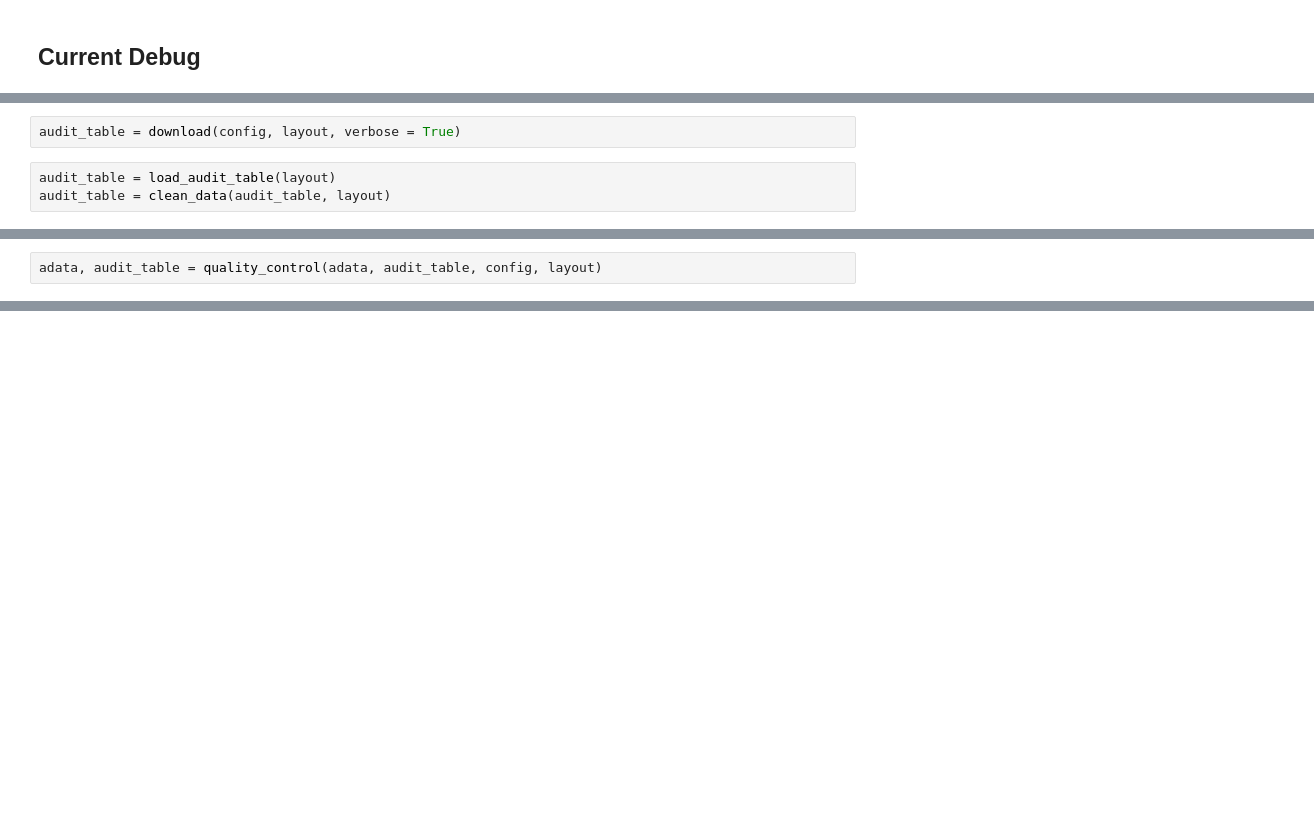
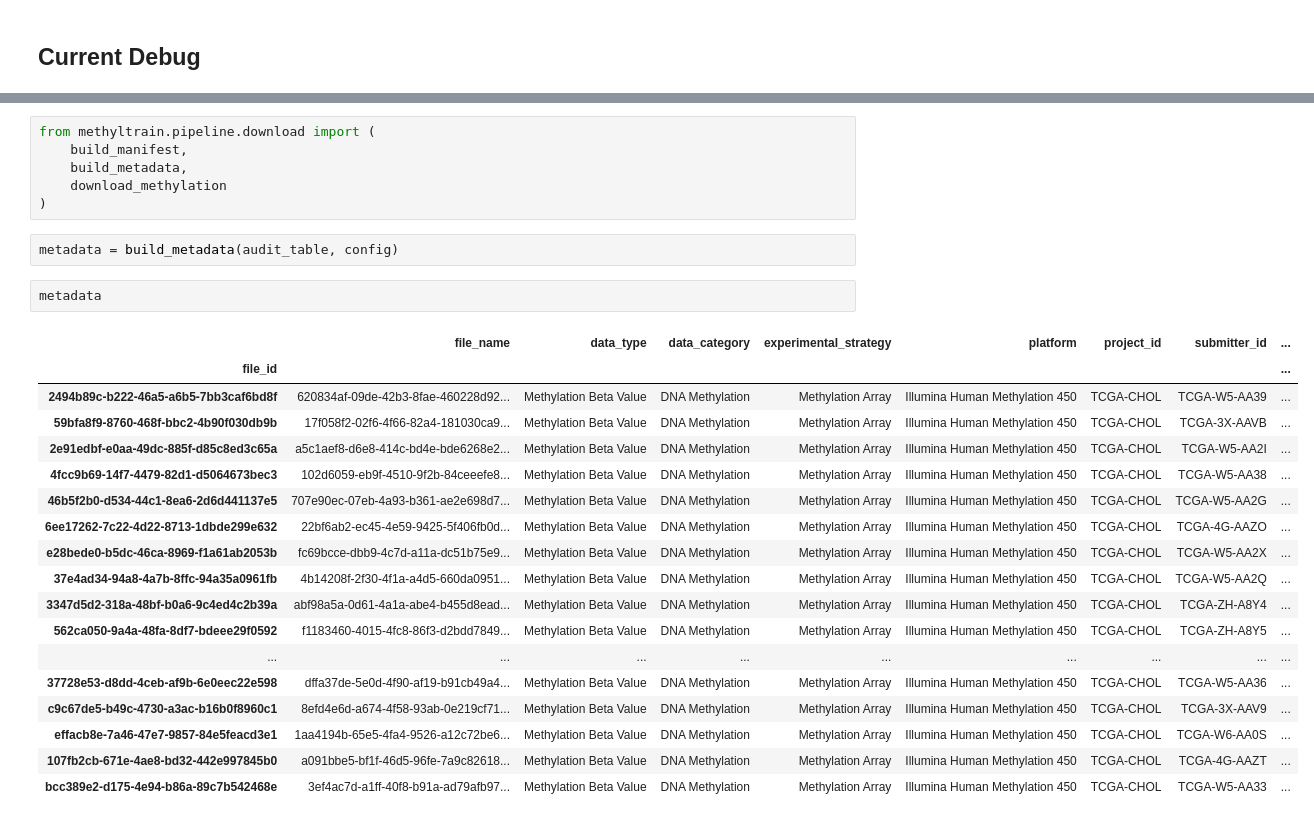
Before and after one commit to sophiamjiali/MethylTrain, a Jupyter notebook: examples/example.ipynb, the cells around one changed output, grey strips where cells are left out. Cells and saved outputs as stored; diff of their text form; blank space fills up the shorter version.

Commit message:
Refactored biospecimen into metadata

```diff
--- a/examples/example.ipynb
+++ b/examples/example.ipynb
@@ -76,5 +76,0 @@ The autoreload extension is already loaded. To reload it, use:
-# %%
-audit_table = download(config, layout, verbose = True)
-# %%
-audit_table = load_audit_table(layout)
-audit_table = clean_data(audit_table, layout)
@@ -85,2 +76,0 @@ FileNotFoundError: [Errno 2] No such file or directory: '../data/TCGA-CHOL_biosp
-# %%
-adata, audit_table = quality_control(adata, audit_table, config, layout)
@@ -88,0 +102,29 @@ adata = preprocess(adata, config)
+# %%
+from methyltrain.pipeline.download import (
+    build_manifest,
+    build_metadata,
+    download_methylation
+)
+# %%
+metadata = build_metadata(audit_table, config)
+# %%
+metadata
+# %% [output]
+|  | file_name | data_type | data_category | experimental_strategy | platform | project_id | submitter_id | ... |
+| file_id |  |  |  |  |  |  |  | ... |
+| 2494b89c-b222-46a5-a6b5-7bb3caf6bd8f | 620834af-09de-42b3-8fae-460228d92... | Methylation Beta Value | DNA Methylation | Methylation Array | Illumina Human Methylation 450 | TCGA-CHOL | TCGA-W5-AA39 | ... |
+| 59bfa8f9-8760-468f-bbc2-4b90f030db9b | 17f058f2-02f6-4f66-82a4-181030ca9... | Methylation Beta Value | DNA Methylation | Methylation Array | Illumina Human Methylation 450 | TCGA-CHOL | TCGA-3X-AAVB | ... |
+| 2e91edbf-e0aa-49dc-885f-d85c8ed3c65a | a5c1aef8-d6e8-414c-bd4e-bde6268e2... | Methylation Beta Value | DNA Methylation | Methylation Array | Illumina Human Methylation 450 | TCGA-CHOL | TCGA-W5-AA2I | ... |
+| 4fcc9b69-14f7-4479-82d1-d5064673bec3 | 102d6059-eb9f-4510-9f2b-84ceeefe8... | Methylation Beta Value | DNA Methylation | Methylation Array | Illumina Human Methylation 450 | TCGA-CHOL | TCGA-W5-AA38 | ... |
+| 46b5f2b0-d534-44c1-8ea6-2d6d441137e5 | 707e90ec-07eb-4a93-b361-ae2e698d7... | Methylation Beta Value | DNA Methylation | Methylation Array | Illumina Human Methylation 450 | TCGA-CHOL | TCGA-W5-AA2G | ... |
+| 6ee17262-7c22-4d22-8713-1dbde299e632 | 22bf6ab2-ec45-4e59-9425-5f406fb0d... | Methylation Beta Value | DNA Methylation | Methylation Array | Illumina Human Methylation 450 | TCGA-CHOL | TCGA-4G-AAZO | ... |
+| e28bede0-b5dc-46ca-8969-f1a61ab2053b | fc69bcce-dbb9-4c7d-a11a-dc51b75e9... | Methylation Beta Value | DNA Methylation | Methylation Array | Illumina Human Methylation 450 | TCGA-CHOL | TCGA-W5-AA2X | ... |
+| 37e4ad34-94a8-4a7b-8ffc-94a35a0961fb | 4b14208f-2f30-4f1a-a4d5-660da0951... | Methylation Beta Value | DNA Methylation | Methylation Array | Illumina Human Methylation 450 | TCGA-CHOL | TCGA-W5-AA2Q | ... |
+| 3347d5d2-318a-48bf-b0a6-9c4ed4c2b39a | abf98a5a-0d61-4a1a-abe4-b455d8ead... | Methylation Beta Value | DNA Methylation | Methylation Array | Illumina Human Methylation 450 | TCGA-CHOL | TCGA-ZH-A8Y4 | ... |
+| 562ca050-9a4a-48fa-8df7-bdeee29f0592 | f1183460-4015-4fc8-86f3-d2bdd7849... | Methylation Beta Value | DNA Methylation | Methylation Array | Illumina Human Methylation 450 | TCGA-CHOL | TCGA-ZH-A8Y5 | ... |
+| ... | ... | ... | ... | ... | ... | ... | ... | ... |
+| 37728e53-d8dd-4ceb-af9b-6e0eec22e598 | dffa37de-5e0d-4f90-af19-b91cb49a4... | Methylation Beta Value | DNA Methylation | Methylation Array | Illumina Human Methylation 450 | TCGA-CHOL | TCGA-W5-AA36 | ... |
+| c9c67de5-b49c-4730-a3ac-b16b0f8960c1 | 8efd4e6d-a674-4f58-93ab-0e219cf71... | Methylation Beta Value | DNA Methylation | Methylation Array | Illumina Human Methylation 450 | TCGA-CHOL | TCGA-3X-AAV9 | ... |
+| effacb8e-7a46-47e7-9857-84e5feacd3e1 | 1aa4194b-65e5-4fa4-9526-a12c72be6... | Methylation Beta Value | DNA Methylation | Methylation Array | Illumina Human Methylation 450 | TCGA-CHOL | TCGA-W6-AA0S | ... |
+| 107fb2cb-671e-4ae8-bd32-442e997845b0 | a091bbe5-bf1f-46d5-96fe-7a9c82618... | Methylation Beta Value | DNA Methylation | Methylation Array | Illumina Human Methylation 450 | TCGA-CHOL | TCGA-4G-AAZT | ... |
+| bcc389e2-d175-4e94-b86a-89c7b542468e | 3ef4ac7d-a1ff-40f8-b91a-ad79afb97... | Methylation Beta Value | DNA Methylation | Methylation Array | Illumina Human Methylation 450 | TCGA-CHOL | TCGA-W5-AA33 | ... |
```
Also changed, not shown: parts of 6 cells of this notebook, 7 other files.
